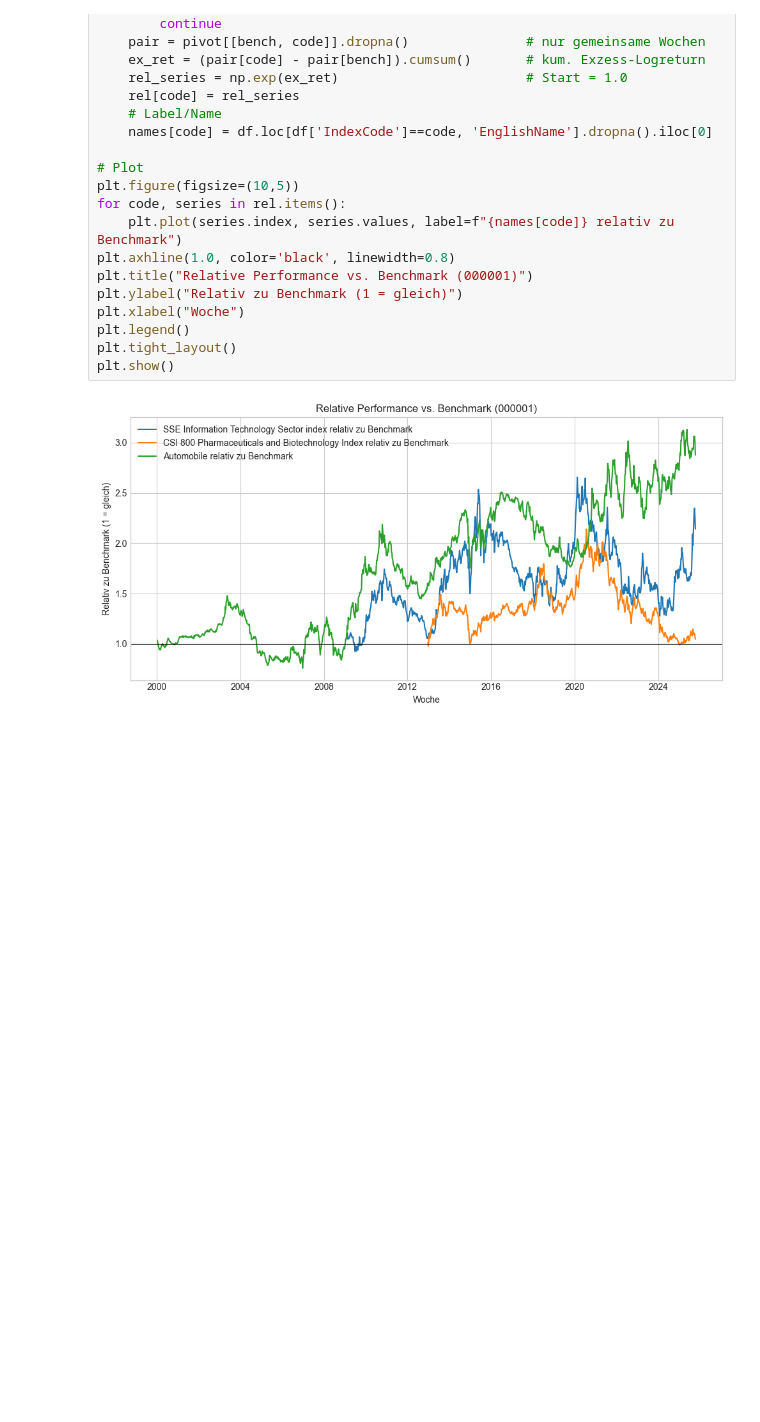
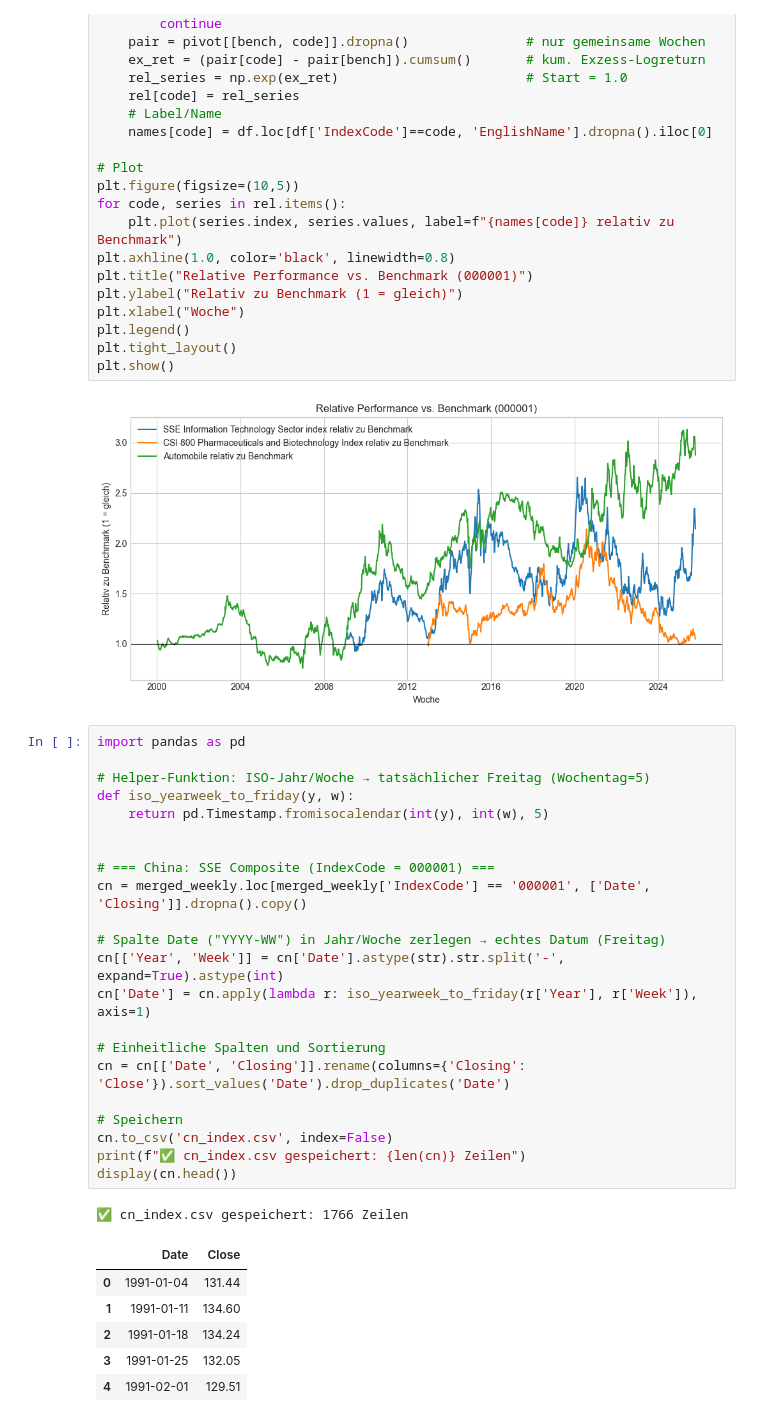
Before and after one commit to N4ims/mandarin-momentum, a Jupyter notebook: data_CN.ipynb, the cells around one changed output. Saved outputs shown, nothing was run; the diff lists cells and outputs as text; blank space fills up the shorter version.

```diff
--- a/data_CN.ipynb
+++ b/data_CN.ipynb
@@ -559,3 +559,33 @@ plt.tight_layout()
 plt.show()
 # %% [output]
 [figure]
+# %%
+import pandas as pd
+
+# Helper-Funktion: ISO-Jahr/Woche → tatsächlicher Freitag (Wochentag=5)
+def iso_yearweek_to_friday(y, w):
+    return pd.Timestamp.fromisocalendar(int(y), int(w), 5)
+
+
+# === China: SSE Composite (IndexCode = 000001) ===
+cn = merged_weekly.loc[merged_weekly['IndexCode'] == '000001', ['Date', 'Closing']].dropna().copy()
+
+# Spalte Date ("YYYY-WW") in Jahr/Woche zerlegen → echtes Datum (Freitag)
+cn[['Year', 'Week']] = cn['Date'].astype(str).str.split('-', expand=True).astype(int)
+cn['Date'] = cn.apply(lambda r: iso_yearweek_to_friday(r['Year'], r['Week']), axis=1)
+
+# Einheitliche Spalten und Sortierung
+cn = cn[['Date', 'Closing']].rename(columns={'Closing': 'Close'}).sort_values('Date').drop_duplicates('Date')
+
+# Speichern
+cn.to_csv('cn_index.csv', index=False)
+print(f"✅ cn_index.csv gespeichert: {len(cn)} Zeilen")
+display(cn.head())
+# %% [output]
+✅ cn_index.csv gespeichert: 1766 Zeilen
+|  | Date | Close |
+| 0 | 1991-01-04 | 131.44 |
+| 1 | 1991-01-11 | 134.60 |
+| 2 | 1991-01-18 | 134.24 |
+| 3 | 1991-01-25 | 132.05 |
+| 4 | 1991-02-01 | 129.51 |
```
Also changed, not shown: 2 other files.
